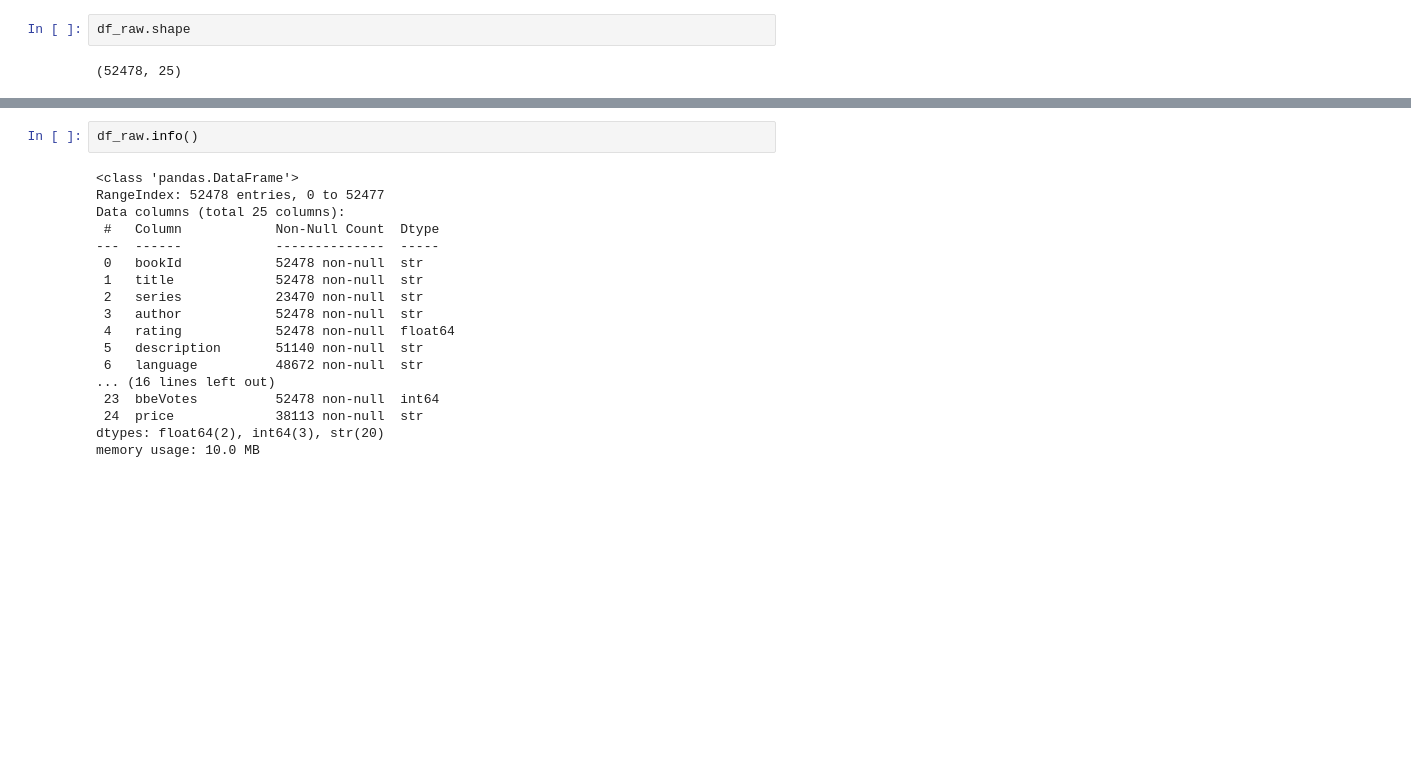
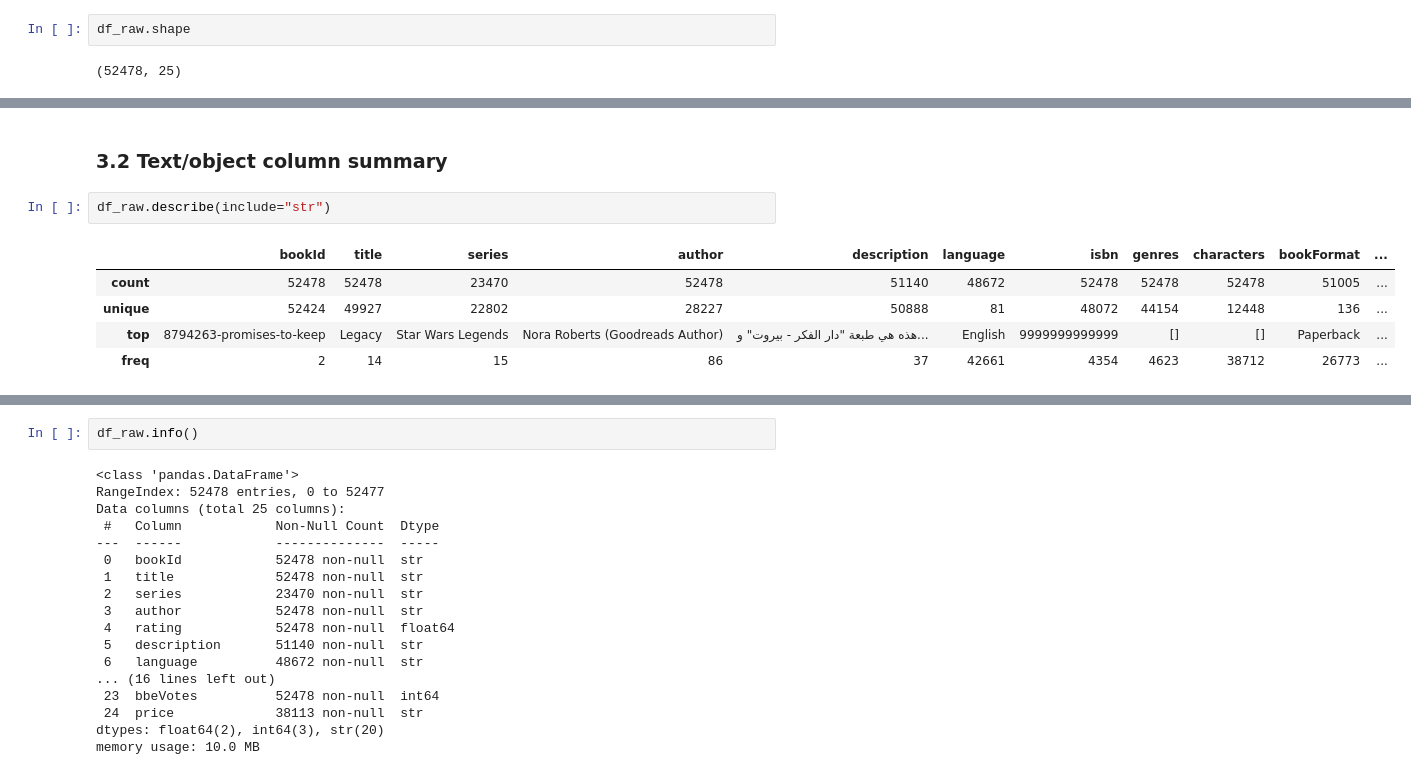
Before and after one commit to esabaliauskaite/book-dataset-analysis, a Jupyter notebook: notebooks/01_data_audit.ipynb, the cells around one changed output, grey strips where cells are left out. Saved outputs shown, nothing was run; the diff lists cells and outputs as text; blank space fills up the shorter version.

```diff
--- a/notebooks/01_data_audit.ipynb
+++ b/notebooks/01_data_audit.ipynb
@@ -36,0 +54,10 @@ df_raw.shape
+# %% [markdown]
+### 3.2 Text/object column summary
+# %%
+df_raw.describe(include="str")
+# %% [output]
+|  | bookId | title | series | author | description | language | isbn | genres | characters | bookFormat | ... |
+| count | 52478 | 52478 | 23470 | 52478 | 51140 | 48672 | 52478 | 52478 | 52478 | 51005 | ... |
+| unique | 52424 | 49927 | 22802 | 28227 | 50888 | 81 | 48072 | 44154 | 12448 | 136 | ... |
+| top | 8794263-promises-to-keep | Legacy | Star Wars Legends | Nora Roberts (Goodreads Author) | هذه هي طبعة "دار الفكر - بيروت" و... | English | 9999999999999 | [] | [] | Paperback | ... |
+| freq | 2 | 14 | 15 | 86 | 37 | 42661 | 4354 | 4623 | 38712 | 26773 | ... |
```
Also changed, not shown: parts of 38 cells of this notebook, 1 other file.
